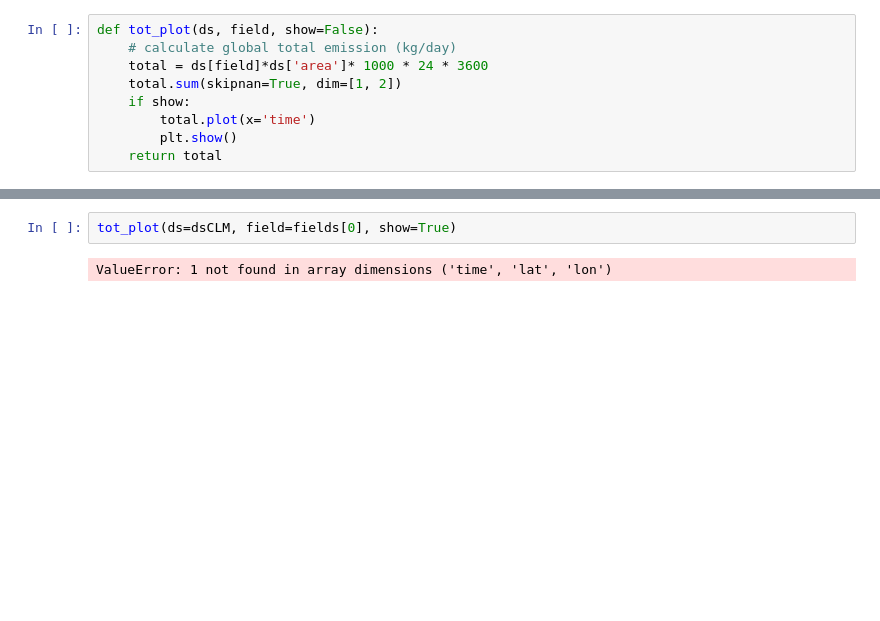
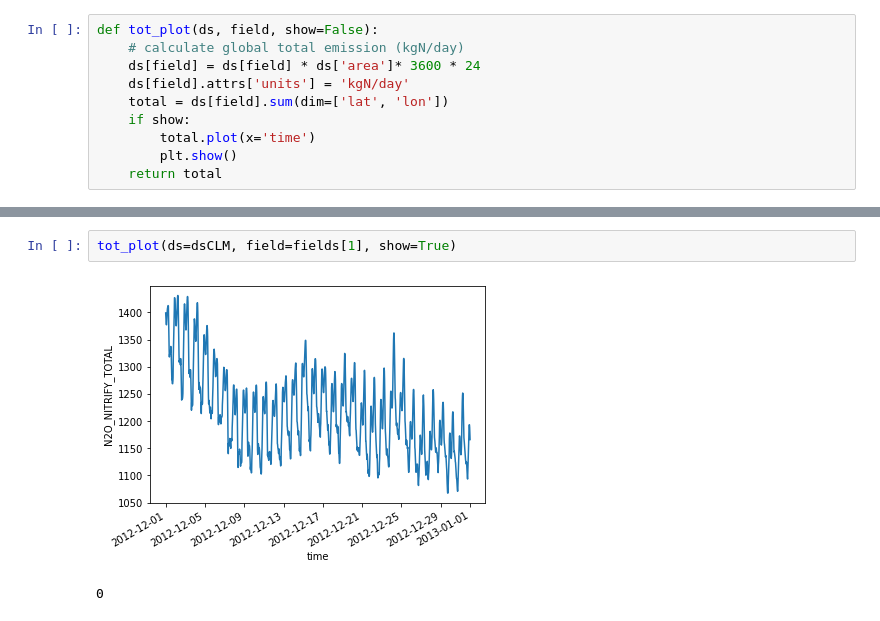
Before and after one commit to jinmuluo/pymaps, a Jupyter notebook: time_series.ipynb, the cells around one changed output, grey strips where cells are left out. Drawn from its saved outputs; the diff is of its cells as text; blank space fills up the shorter version.

```diff
--- a/time_series.ipynb
+++ b/time_series.ipynb
@@ -129,8 +130,9 @@ def sp_plot(ds, field, coords, show=False):
 # %%
 def tot_plot(ds, field, show=False):
-    # calculate global total emission (kg/day)
-    total = ds[field]*ds['area']* 1000 * 24 * 3600
-    total.sum(skipnan=True, dim=[1, 2])
+    # calculate global total emission (kgN/day)
+    ds[field] = ds[field] * ds['area']* 3600 * 24
+    ds[field].attrs['units'] = 'kgN/day'
+    total = ds[field].sum(dim=['lat', 'lon'])
     if show:
         total.plot(x='time')
         plt.show()
@@ -153,6 +157,7 @@ ImportError: Plotting of arrays of cftime.datetime objects or arrays indexed by
 # %%
-tot_plot(ds=dsCLM, field=fields[0], show=True)
+tot_plot(ds=dsCLM, field=fields[1], show=True)
 # %% [output]
+[figure, added]
-ValueError: 1 not found in array dimensions ('time', 'lat', 'lon')
+0
 # %%
 coordinates = {'upper_lat':45.50, 'lower_lat':25.35, 'west_lon': 100.00, 'east_lon':130.00}
```
Also changed, not shown: parts of 7 cells of this notebook.
